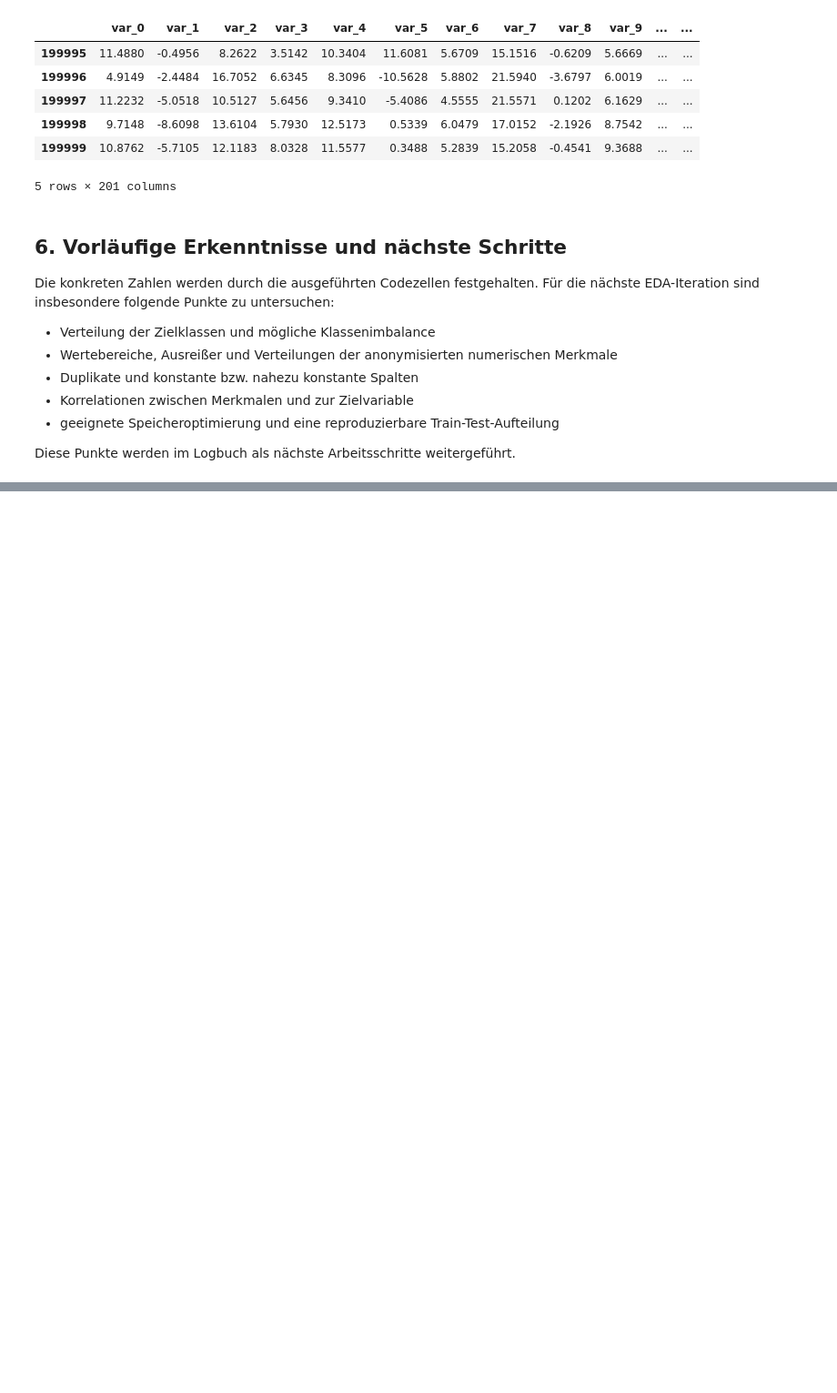
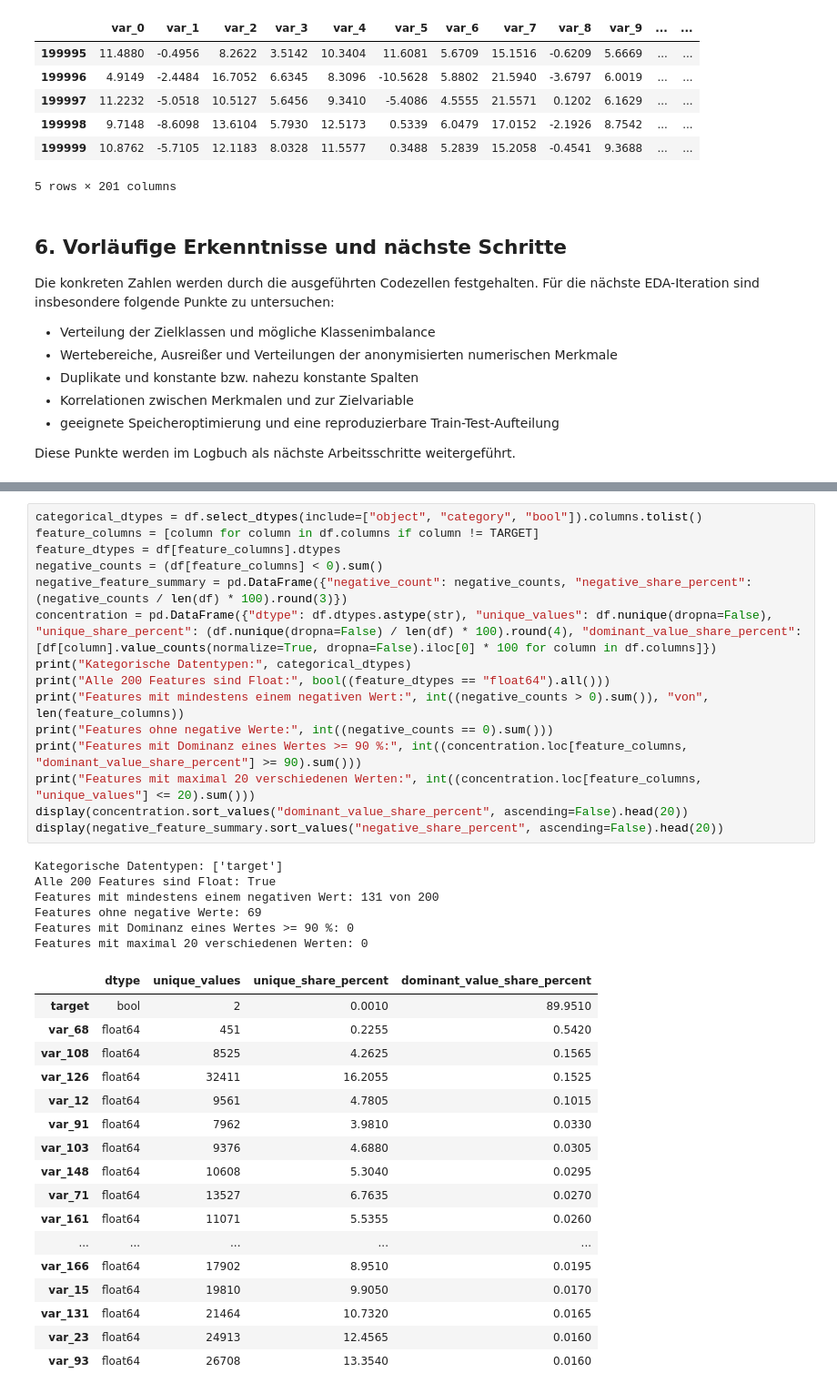
Before and after one commit to Cypshu/ADA_Project, a Jupyter notebook: Cyp/EDA/01_Datensatz_Einfuehrung.ipynb, the cells around one changed output, grey strips where cells are left out. Shown at 91% size. Cells and saved outputs as stored; diff of their text form; blank space fills up the shorter version.

```diff
--- a/Cyp/EDA/01_Datensatz_Einfuehrung.ipynb
+++ b/Cyp/EDA/01_Datensatz_Einfuehrung.ipynb
@@ -219,0 +299,39 @@ Diese Punkte werden im Logbuch als nächste Arbeitsschritte weitergeführt.
+# %%
+categorical_dtypes = df.select_dtypes(include=["object", "category", "bool"]).columns.tolist()
+feature_columns = [column for column in df.columns if column != TARGET]
+feature_dtypes = df[feature_columns].dtypes
+negative_counts = (df[feature_columns] < 0).sum()
+negative_feature_summary = pd.DataFrame({"negative_count": negative_counts, "negative_share_percent": (negative_counts / len(df) * 100).round(3)})
+concentration = pd.DataFrame({"dtype": df.dtypes.astype(str), "unique_values": df.nunique(dropna=False), "unique_share_percent": (df.nunique(dropna=False) / len(df) * 100).round(4), "dominant_value_share_percent": [df[column].value_counts(normalize=True, dropna=False).iloc[0] * 100 for column in df.columns]})
+print("Kategorische Datentypen:", categorical_dtypes)
+print("Alle 200 Features sind Float:", bool((feature_dtypes == "float64").all()))
+print("Features mit mindestens einem negativen Wert:", int((negative_counts > 0).sum()), "von", len(feature_columns))
+print("Features ohne negative Werte:", int((negative_counts == 0).sum()))
+print("Features mit Dominanz eines Wertes >= 90 %:", int((concentration.loc[feature_columns, "dominant_value_share_percent"] >= 90).sum()))
+print("Features mit maximal 20 verschiedenen Werten:", int((concentration.loc[feature_columns, "unique_values"] <= 20).sum()))
+display(concentration.sort_values("dominant_value_share_percent", ascending=False).head(20))
+display(negative_feature_summary.sort_values("negative_share_percent", ascending=False).head(20))
+# %% [output]
+Kategorische Datentypen: ['target']
+Alle 200 Features sind Float: True
+Features mit mindestens einem negativen Wert: 131 von 200
+Features ohne negative Werte: 69
+Features mit Dominanz eines Wertes >= 90 %: 0
+Features mit maximal 20 verschiedenen Werten: 0
+|  | dtype | unique_values | unique_share_percent | dominant_value_share_percent |
+| target | bool | 2 | 0.0010 | 89.9510 |
+| var_68 | float64 | 451 | 0.2255 | 0.5420 |
+| var_108 | float64 | 8525 | 4.2625 | 0.1565 |
+| var_126 | float64 | 32411 | 16.2055 | 0.1525 |
+| var_12 | float64 | 9561 | 4.7805 | 0.1015 |
+| var_91 | float64 | 7962 | 3.9810 | 0.0330 |
+| var_103 | float64 | 9376 | 4.6880 | 0.0305 |
+| var_148 | float64 | 10608 | 5.3040 | 0.0295 |
+| var_71 | float64 | 13527 | 6.7635 | 0.0270 |
+| var_161 | float64 | 11071 | 5.5355 | 0.0260 |
+| ... | ... | ... | ... | ... |
+| var_166 | float64 | 17902 | 8.9510 | 0.0195 |
+| var_15 | float64 | 19810 | 9.9050 | 0.0170 |
+| var_131 | float64 | 21464 | 10.7320 | 0.0165 |
+| var_23 | float64 | 24913 | 12.4565 | 0.0160 |
+| var_93 | float64 | 26708 | 13.3540 | 0.0160 |
```
Also changed, not shown: parts of 9 cells of this notebook, 2 other files.
